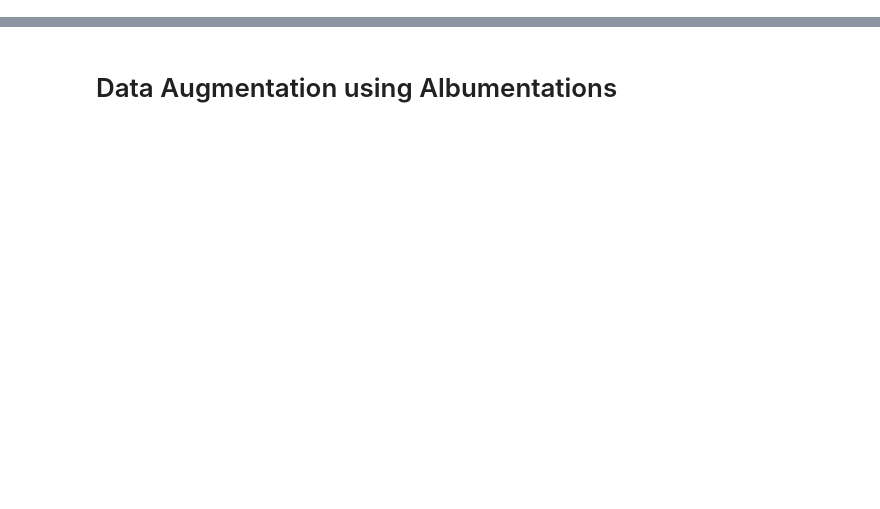
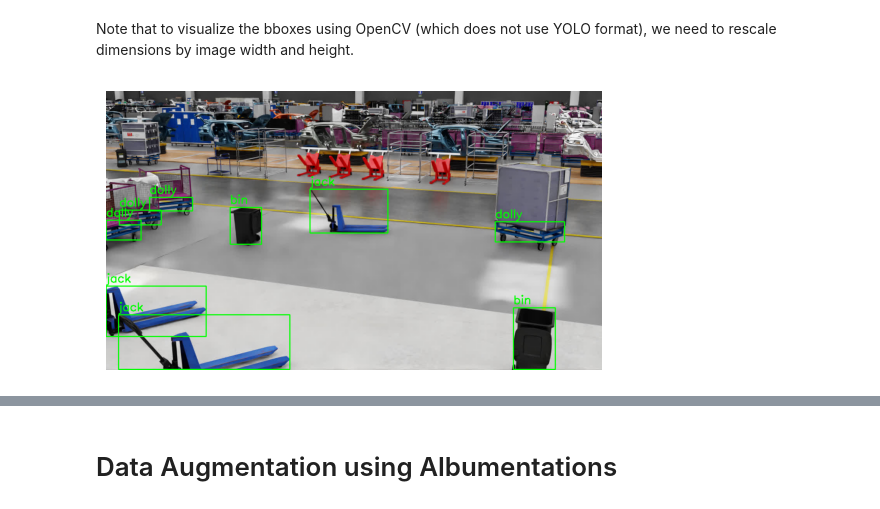
Before and after one commit to ka-9/yolov7-logistics-equip, a Jupyter notebook: src/data_pipeline.ipynb, the cells around one changed output, grey strips where cells are left out. Cells and saved outputs as stored; diff of their text form; code cells hidden in the pictures; blank space fills up the shorter version.

Commit message:
Added data augmenttaion using albumentations. Storing new files in data_augmented

```diff
--- a/src/data_pipeline.ipynb
+++ b/src/data_pipeline.ipynb
@@ -0,0 +16,2 @@
+# %%
+out_of_range_bboxes = []  # List to track out-of-range bounding boxes
@@ -0,0 +79,3 @@
+# %%
+folder_path_labels = "../data/Training/labels/txt"
+folder_path_images = "../data/Training/images"
@@ -0,0 +145,44 @@
+# %%
+# Loading class labels
+def load_classes(file_path):
+    with open(file_path, 'r') as file:
+        classes = yaml.safe_load(file)
+    return classes
+
+classes_file = "classes.yaml"
+# %% [markdown]
+Note that to visualize the bboxes using OpenCV (which does not use YOLO format), we need to rescale dimensions by image width and height.
+# %%
+def visualize_bboxes(image, bboxes, classes_file=classes_file):
+    class_names = load_classes(classes_file)
+    for bbox in bboxes:
+        obj_id, x_center, y_center, width, height = bbox
+
+        # Get image dimensions
+        image_height, image_width, _ = image.shape
+
+        # Scale bounding box coordinates by image dimensions
+        x1 = int((x_center - width / 2) * image_width)
+        y1 = int((y_center - height / 2) * image_height)
+        x2 = int((x_center + width / 2) * image_width)
+        y2 = int((y_center + height / 2) * image_height)
+
+        color = (0, 255, 0)  # Green color for bounding boxes
+        cv2.rectangle(image, (x1, y1), (x2, y2), color, 2)
+
+        # Map object class ID to label from classes.yaml
+        obj_class_label = class_names[int(obj_id)]
+
+        # Write object class label on top of the bounding box
+        cv2.putText(image, obj_class_label, (x1, y1 - 10), cv2.FONT_HERSHEY_SIMPLEX, 1, color, 2)
+    return image
+# %%
+img_id=0
+image = data_img[img_id]
+bboxes = bboxes_list[img_id]
+image_with_bboxes = visualize_bboxes(image, bboxes)
+plt.imshow(cv2.cvtColor(image_with_bboxes, cv2.COLOR_BGR2RGB))
+plt.axis('off')
+plt.show()
+# %% [output]
+[figure, added]
```
Also changed, not shown: parts of 30 cells of this notebook, 1 other file.
